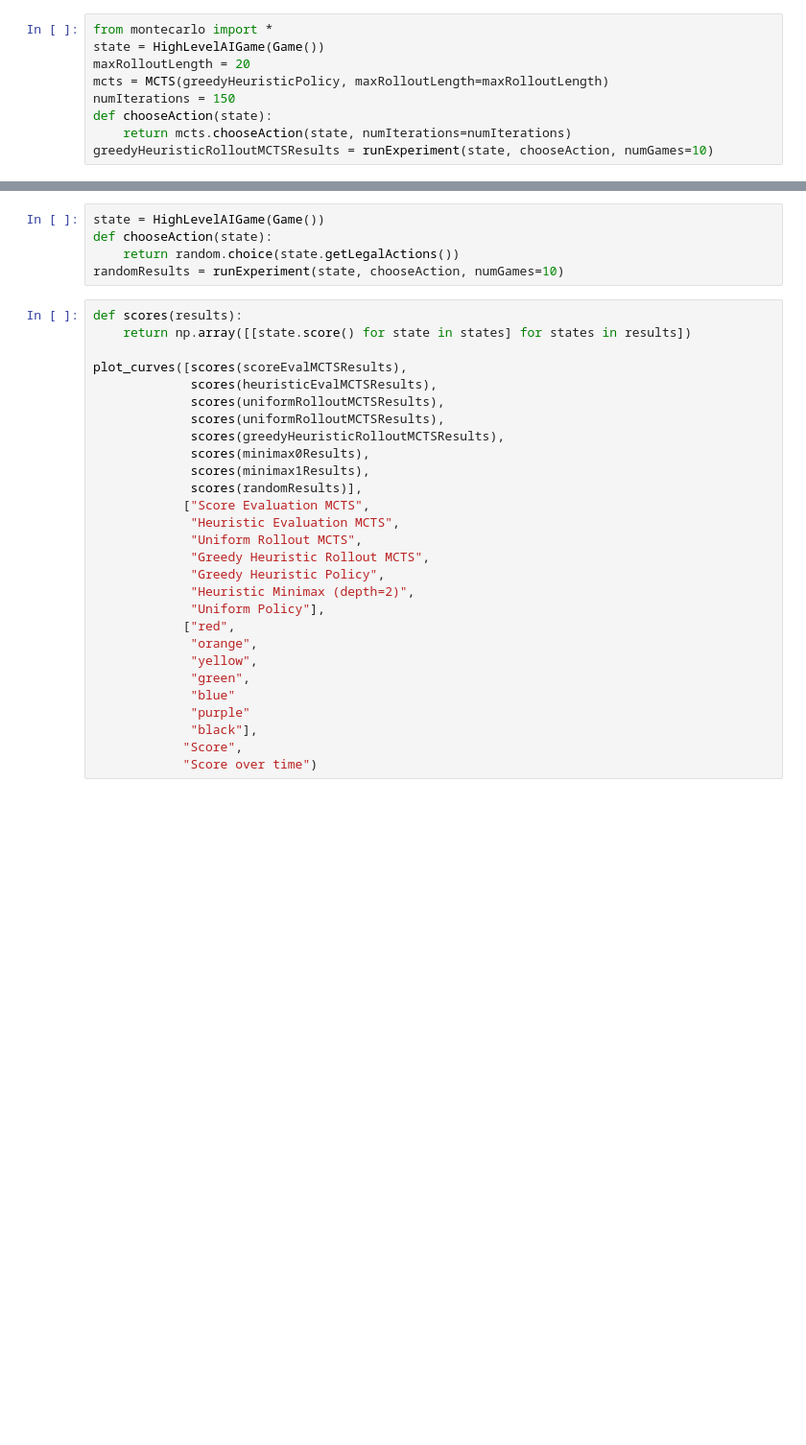
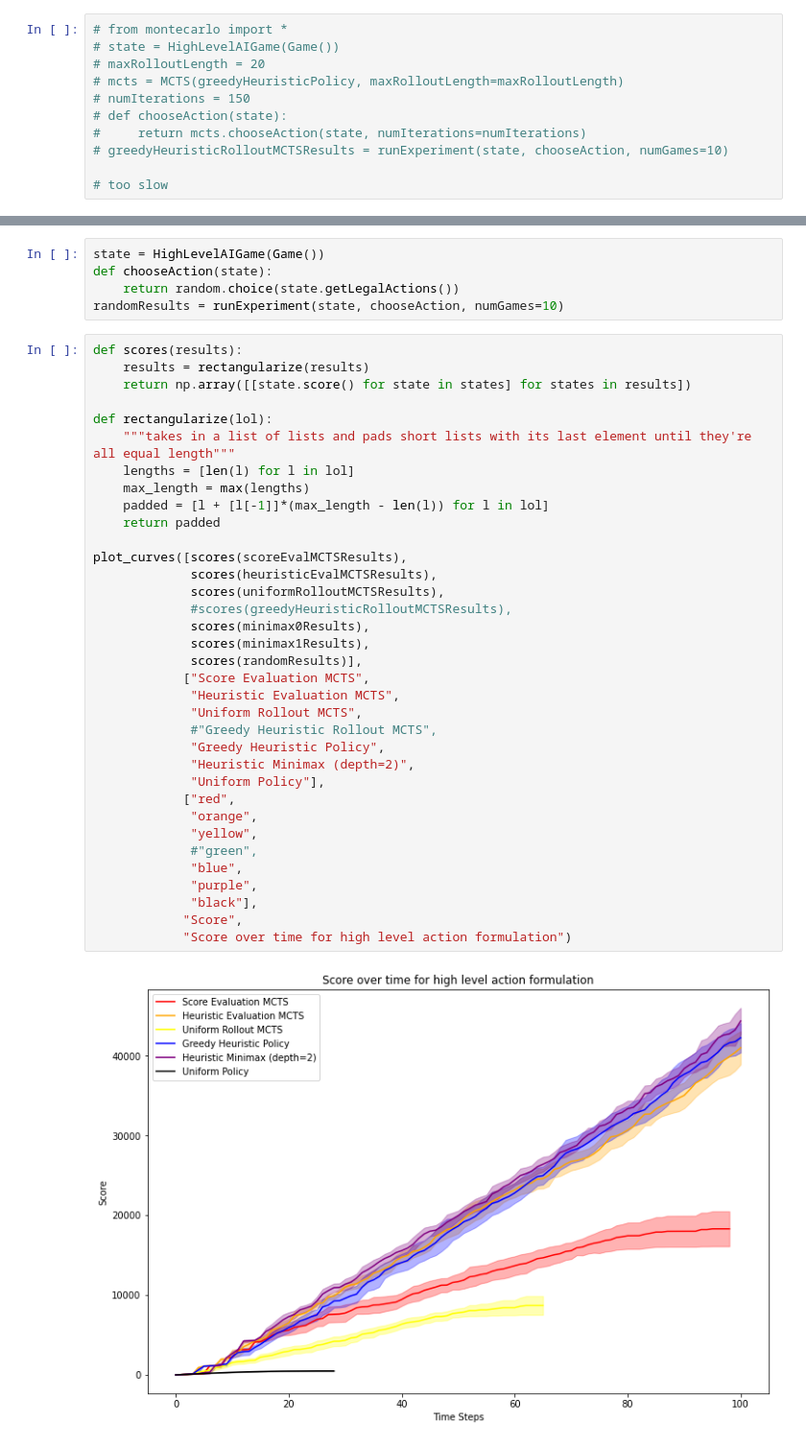
Before and after one commit to quasarbright/TetrisAI, a Jupyter notebook: experiments.ipynb, the cells around one changed output, grey strips where cells are left out. Shown at 96% size. Drawn from its saved outputs; the diff is of its cells as text; blank space fills up the shorter version.

Commit message:
complete initial experiments

```diff
--- a/experiments.ipynb
+++ b/experiments.ipynb
@@ -87,11 +87,13 @@ def chooseAction(state):
     return mcts.chooseAction(state, numIterations=numIterations)
 uniformRolloutMCTSResults = runExperiment(state, chooseAction, numGames=10)
 # %%
-from montecarlo import *
-state = HighLevelAIGame(Game())
-maxRolloutLength = 20
-mcts = MCTS(greedyHeuristicPolicy, maxRolloutLength=maxRolloutLength)
-numIterations = 150
-def chooseAction(state):
-    return mcts.chooseAction(state, numIterations=numIterations)
-greedyHeuristicRolloutMCTSResults = runExperiment(state, chooseAction, numGames=10)
+# from montecarlo import *
+# state = HighLevelAIGame(Game())
+# maxRolloutLength = 20
+# mcts = MCTS(greedyHeuristicPolicy, maxRolloutLength=maxRolloutLength)
+# numIterations = 150
+# def chooseAction(state):
+#     return mcts.chooseAction(state, numIterations=numIterations)
+# greedyHeuristicRolloutMCTSResults = runExperiment(state, chooseAction, numGames=10)
+
+# too slow
@@ -113,29 +117,38 @@ def chooseAction(state):
 randomResults = runExperiment(state, chooseAction, numGames=10)
 # %%
 def scores(results):
+    results = rectangularize(results)
     return np.array([[state.score() for state in states] for states in results])
+
+def rectangularize(lol):
+    """takes in a list of lists and pads short lists with its last element until they're all equal length"""
+    lengths = [len(l) for l in lol]
+    max_length = max(lengths)
+    padded = [l + [l[-1]]*(max_length - len(l)) for l in lol]
+    return padded
 
 plot_curves([scores(scoreEvalMCTSResults),
              scores(heuristicEvalMCTSResults),
              scores(uniformRolloutMCTSResults),
-             scores(uniformRolloutMCTSResults),
-             scores(greedyHeuristicRolloutMCTSResults),
+             #scores(greedyHeuristicRolloutMCTSResults),
              scores(minimax0Results),
              scores(minimax1Results),
              scores(randomResults)],
             ["Score Evaluation MCTS",
              "Heuristic Evaluation MCTS",
              "Uniform Rollout MCTS",
-             "Greedy Heuristic Rollout MCTS",
+             #"Greedy Heuristic Rollout MCTS",
              "Greedy Heuristic Policy",
              "Heuristic Minimax (depth=2)",
              "Uniform Policy"],
             ["red",
              "orange",
              "yellow",
-             "green",
-             "blue"
-             "purple"
+             #"green",
+             "blue",
+             "purple",
              "black"],
             "Score",
-            "Score over time")
+            "Score over time for high level action formulation")
+# %% [output]
+[figure, added]
```
Also changed, not shown: parts of 1 cell of this notebook, 1 other file.
